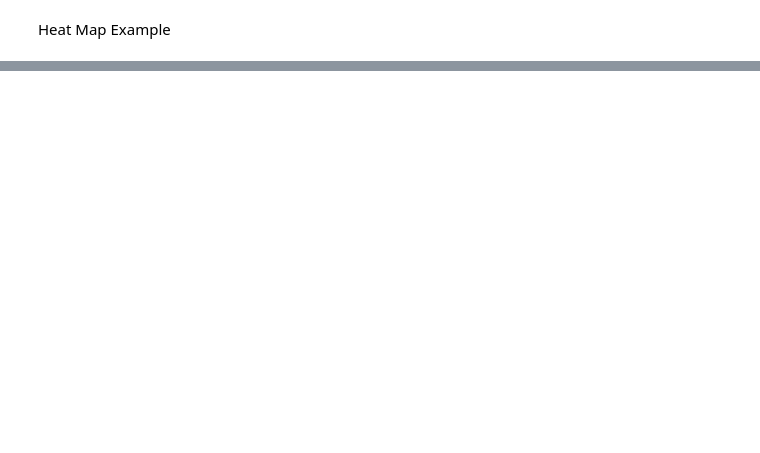
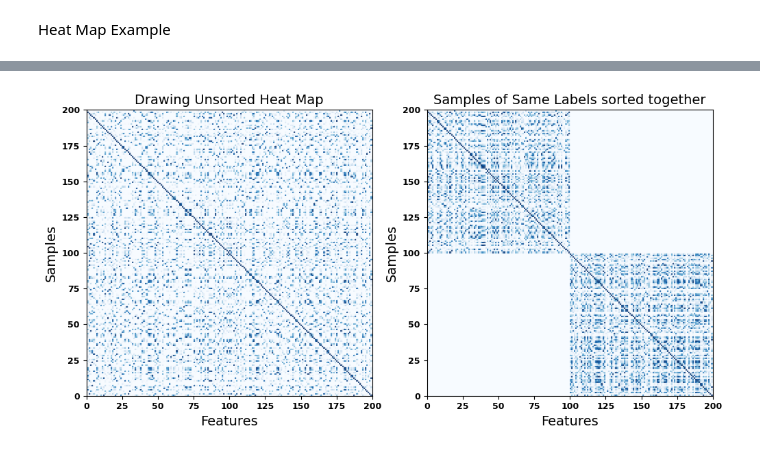
Before and after one commit to endsley/wPlotLib, a Jupyter notebook: examples/ipynb/heatmap.ipynb, the cells around one changed output, grey strips where cells are left out. Saved outputs shown, nothing was run; the diff lists cells and outputs as text; code cells hidden in the pictures; blank space fills up the shorter version.

```diff
--- a/examples/ipynb/heatmap.ipynb
+++ b/examples/ipynb/heatmap.ipynb
@@ -42,0 +33,6 @@ hMap.draw_HeatMap(sorted_kernel, title='Drawing Sorted Heat Map')
+# %%
+hM = heatMap(kernel, title='Drawing Unsorted Heat Map', sort_kernel_based_on_label=False, subplot=121, figsize=(10,5))
+heatMap(kernel, title='Samples of Same Labels sorted together', sort_kernel_based_on_label=True, label=allocation, subplot=122)
+hM.show()
+# %% [output]
+[figure, added]
```
Also changed, not shown: parts of 7 cells of this notebook, 5 other files.
